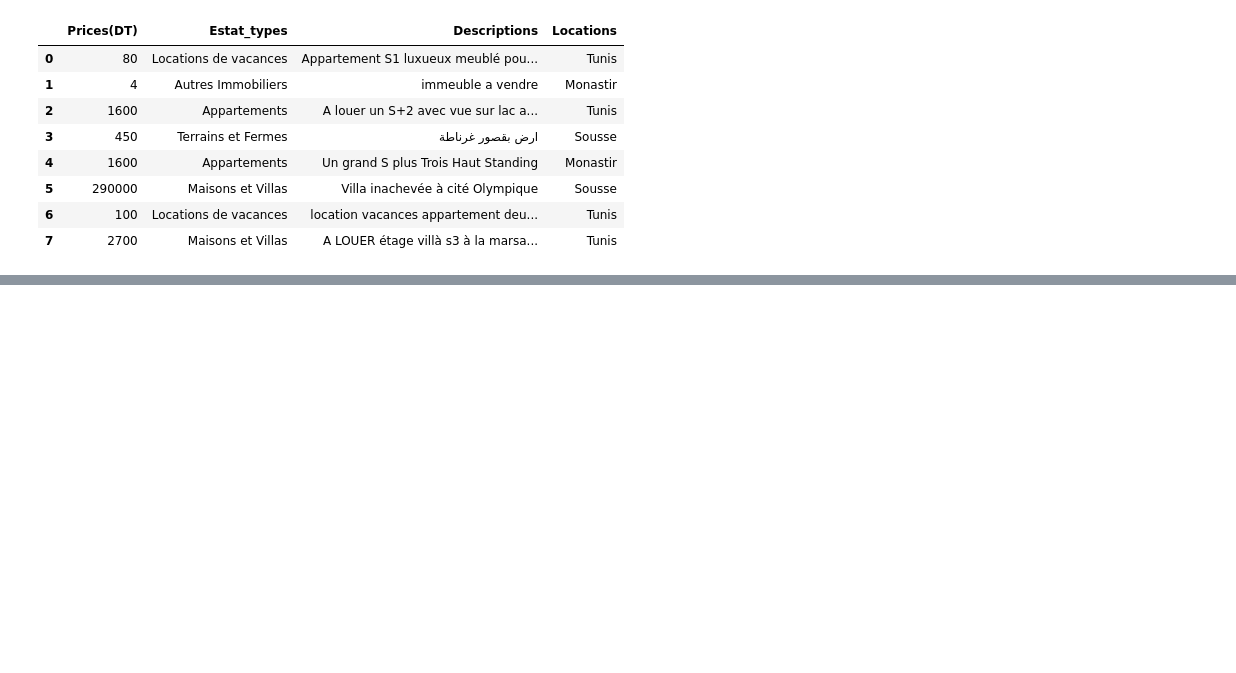
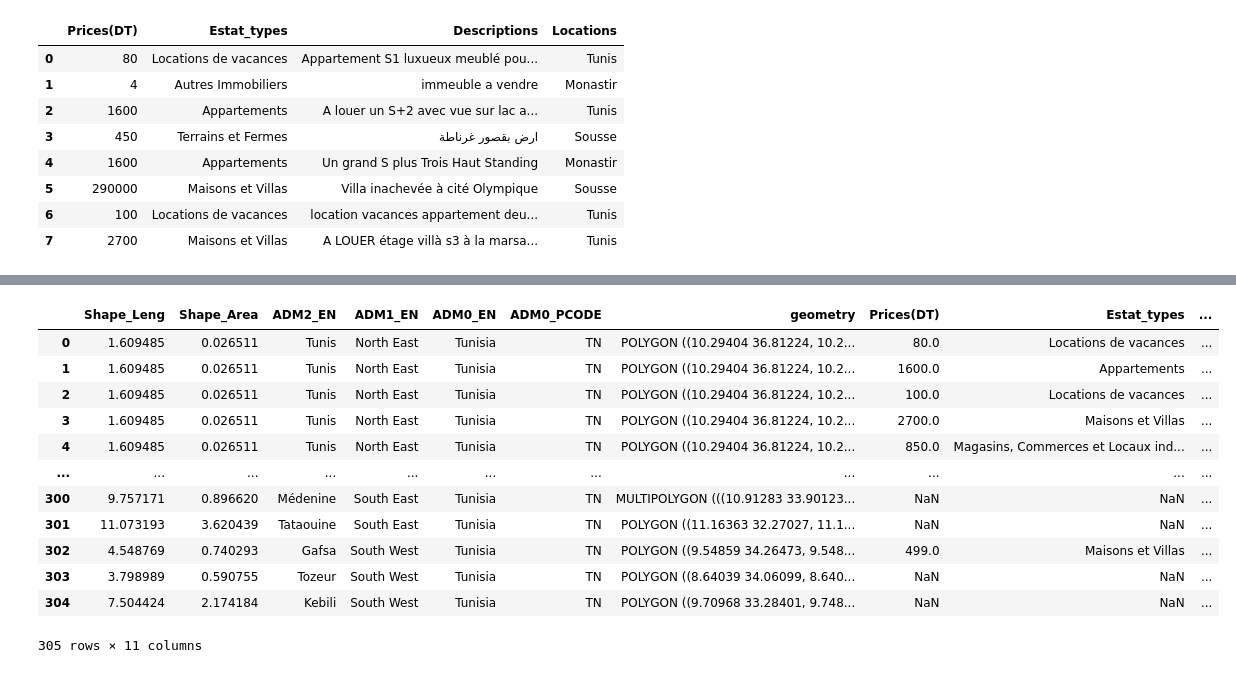
Before and after one commit to SayehOmar/Tayara_Estat_Case_Study, a Jupyter notebook: Tayara_Estat_Case_Study.ipynb, the cells around one changed output, grey strips where cells are left out. Saved outputs shown, nothing was run; the diff lists cells and outputs as text; code cells hidden in the pictures; blank space fills up the shorter version.

```diff
--- a/Tayara_Estat_Case_Study.ipynb
+++ b/Tayara_Estat_Case_Study.ipynb
@@ -107,0 +155,16 @@ plt.show()
+# %%
+Tunisia
+# %% [output]
+|  | Shape_Leng | Shape_Area | ADM2_EN | ADM1_EN | ADM0_EN | ADM0_PCODE | geometry | Prices(DT) | Estat_types | ... |
+| 0 | 1.609485 | 0.026511 | Tunis | North East | Tunisia | TN | POLYGON ((10.29404 36.81224, 10.2... | 80.0 | Locations de vacances | ... |
+| 1 | 1.609485 | 0.026511 | Tunis | North East | Tunisia | TN | POLYGON ((10.29404 36.81224, 10.2... | 1600.0 | Appartements | ... |
+| 2 | 1.609485 | 0.026511 | Tunis | North East | Tunisia | TN | POLYGON ((10.29404 36.81224, 10.2... | 100.0 | Locations de vacances | ... |
+| 3 | 1.609485 | 0.026511 | Tunis | North East | Tunisia | TN | POLYGON ((10.29404 36.81224, 10.2... | 2700.0 | Maisons et Villas | ... |
+| 4 | 1.609485 | 0.026511 | Tunis | North East | Tunisia | TN | POLYGON ((10.29404 36.81224, 10.2... | 850.0 | Magasins, Commerces et Locaux ind... | ... |
+| ... | ... | ... | ... | ... | ... | ... | ... | ... | ... | ... |
+| 300 | 9.757171 | 0.896620 | Médenine | South East | Tunisia | TN | MULTIPOLYGON (((10.91283 33.90123... | NaN | NaN | ... |
+| 301 | 11.073193 | 3.620439 | Tataouine | South East | Tunisia | TN | POLYGON ((11.16363 32.27027, 11.1... | NaN | NaN | ... |
+| 302 | 4.548769 | 0.740293 | Gafsa | South West | Tunisia | TN | POLYGON ((9.54859 34.26473, 9.548... | 499.0 | Maisons et Villas | ... |
+| 303 | 3.798989 | 0.590755 | Tozeur | South West | Tunisia | TN | POLYGON ((8.64039 34.06099, 8.640... | NaN | NaN | ... |
+| 304 | 7.504424 | 2.174184 | Kebili | South West | Tunisia | TN | POLYGON ((9.70968 33.28401, 9.748... | NaN | NaN | ... |
+305 rows × 11 columns
```
Also changed, not shown: parts of 15 cells of this notebook, 10 other files.
